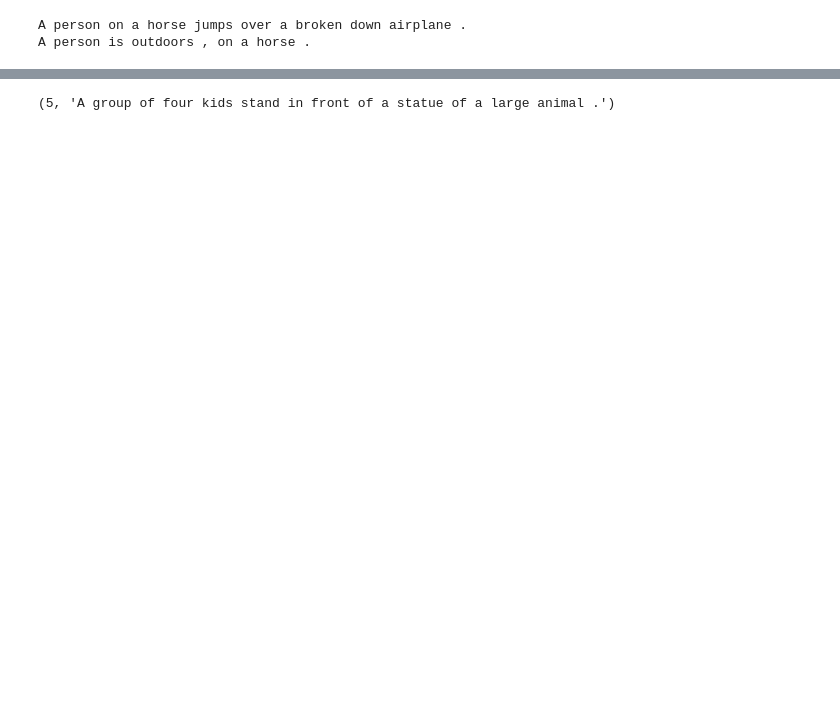
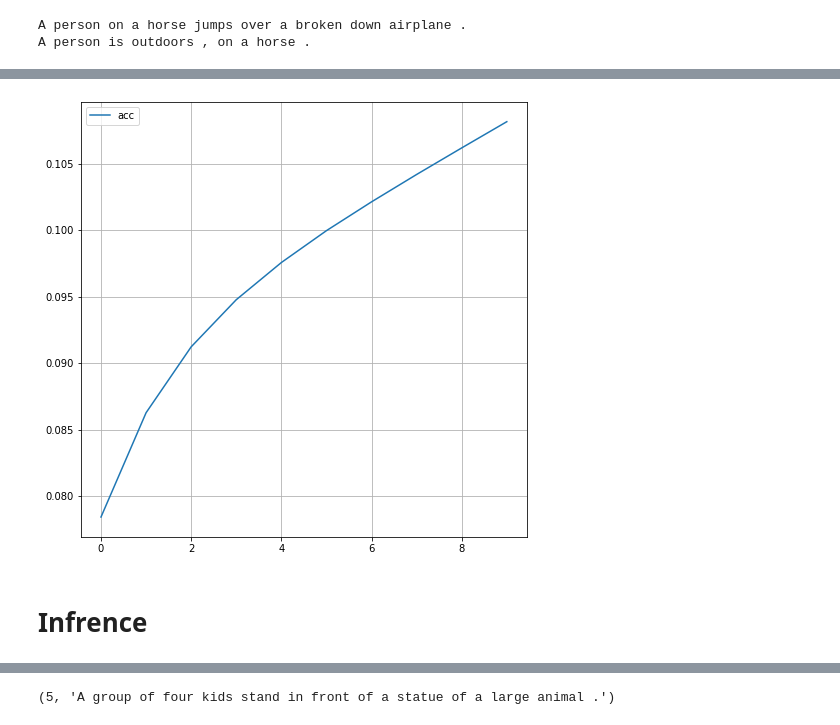
Before and after one commit to aaBadri/natural-language-inference, a Jupyter notebook: snli.ipynb, the cells around one changed output, grey strips where cells are left out. Cells and saved outputs as stored; diff of their text form; code cells hidden in the pictures; blank space fills up the shorter version.

```diff
--- a/snli.ipynb
+++ b/snli.ipynb
@@ -320,0 +312,7 @@ Epoch 15, Batch 0, Loss 0.4046 , Acc 0.1037
+# %%
+pd.DataFrame({'acc':np.array(acc_list).flatten(),
+              # 'valid_loss':history.history['val_loss'],
+              }).plot(figsize=(8, 8))
+plt.grid(True)
+# %% [output]
+[figure, added]
@@ -321 +322,3 @@ Epoch 15, Batch 0, Loss 0.4046 , Acc 0.1037
+# %% [markdown]
+# Infrence
 # %%
```
Also changed, not shown: parts of 35 cells of this notebook.
